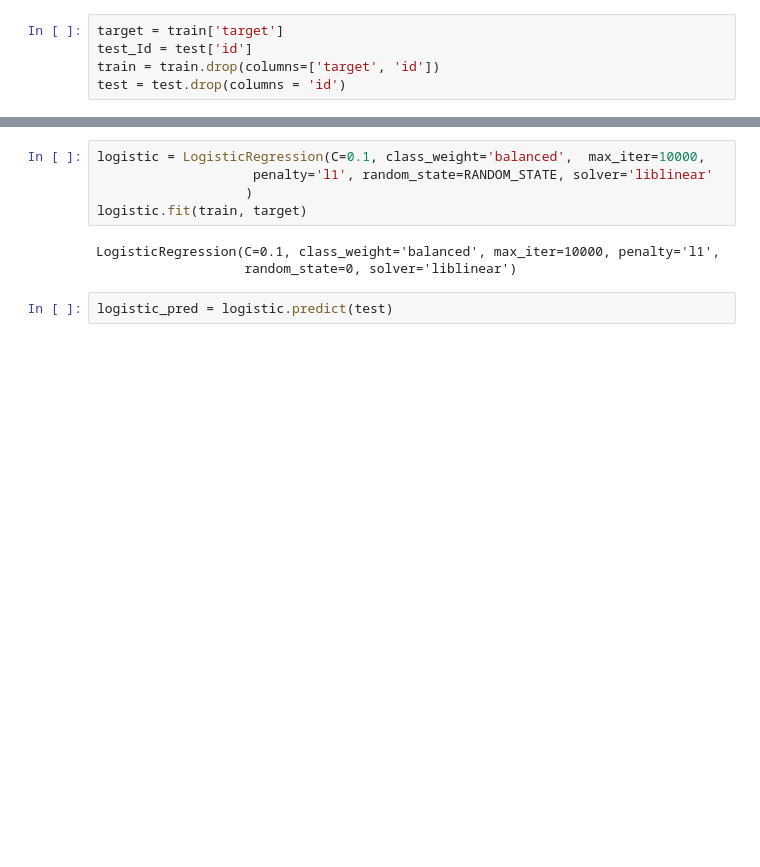
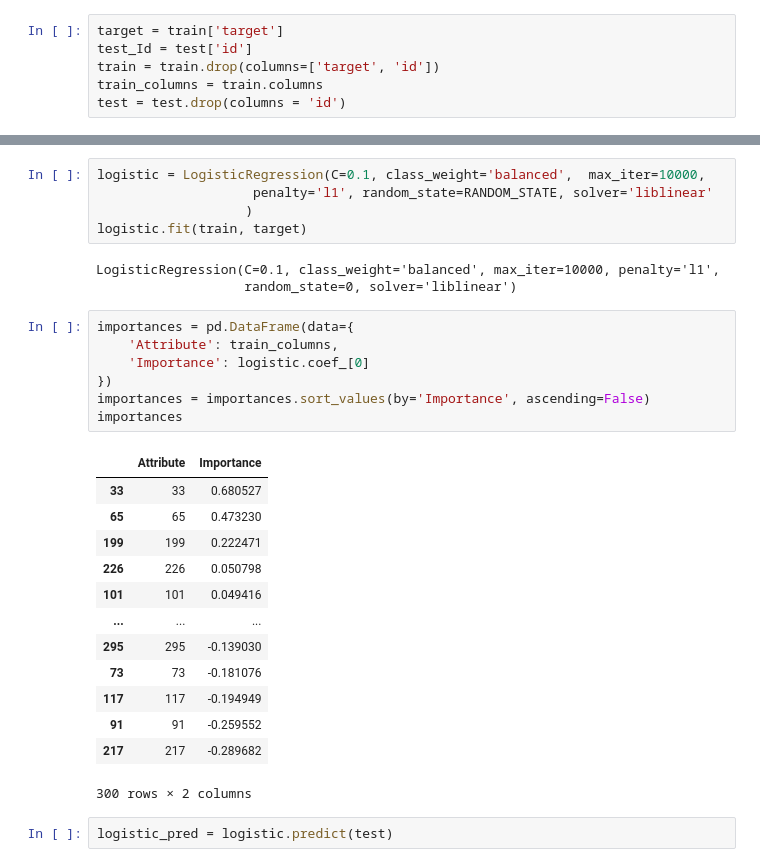
Before and after one commit to komus/dont-overfit, a Jupyter notebook: dont_overfit.ipynb, the cells around one changed output, grey strips where cells are left out. Cells and saved outputs as stored; diff of their text form; blank space fills up the shorter version.

```diff
--- a/dont_overfit.ipynb
+++ b/dont_overfit.ipynb
@@ -156,6 +189,7 @@ for p in g.patches:
 target = train['target']
 test_Id = test['id']
 train = train.drop(columns=['target', 'id'])
+train_columns = train.columns
 test = test.drop(columns = 'id')
 # %%
 std_scaler = StandardScaler()
@@ -214,6 +256,27 @@ logistic.fit(train, target)
 # %% [output]
 LogisticRegression(C=0.1, class_weight='balanced', max_iter=10000, penalty='l1',
                    random_state=0, solver='liblinear')
+# %%
+importances = pd.DataFrame(data={
+    'Attribute': train_columns,
+    'Importance': logistic.coef_[0]
+})
+importances = importances.sort_values(by='Importance', ascending=False)
+importances
+# %% [output]
+|  | Attribute | Importance |
+| 33 | 33 | 0.680527 |
+| 65 | 65 | 0.473230 |
+| 199 | 199 | 0.222471 |
+| 226 | 226 | 0.050798 |
+| 101 | 101 | 0.049416 |
+| ... | ... | ... |
+| 295 | 295 | -0.139030 |
+| 73 | 73 | -0.181076 |
+| 117 | 117 | -0.194949 |
+| 91 | 91 | -0.259552 |
+| 217 | 217 | -0.289682 |
+300 rows × 2 columns
 # %%
 logistic_pred = logistic.predict(test)
 # %%
```
Also changed, not shown: parts of 34 cells of this notebook, 3 other files.
